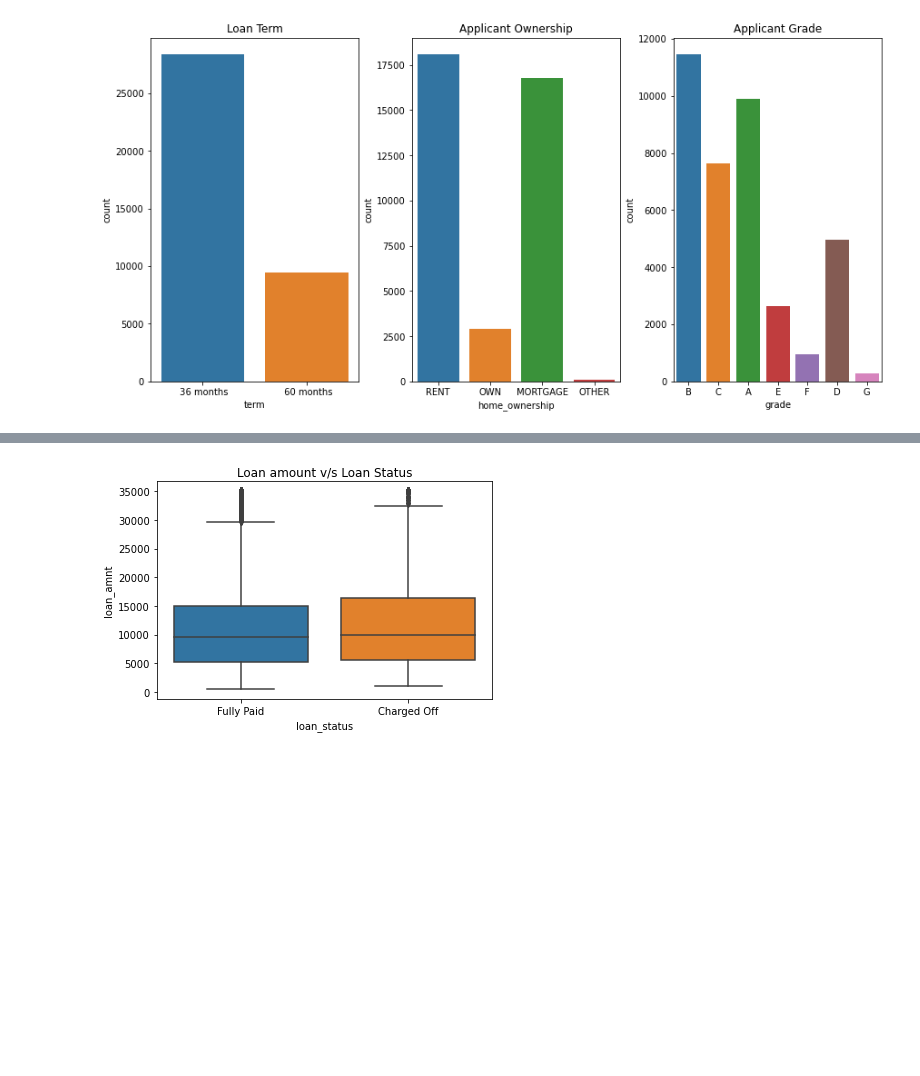
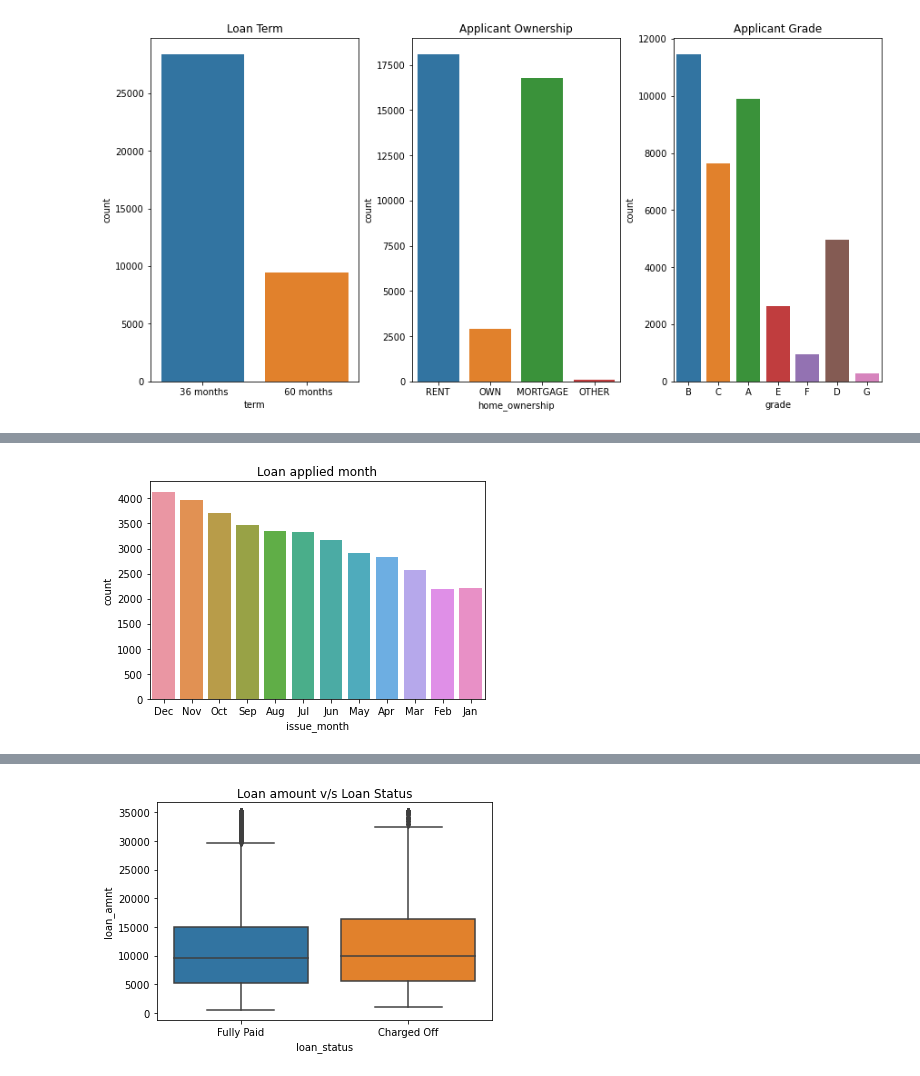
Before and after one commit to Naveenkv93/LeadingLoan_Case_Study, a Jupyter notebook: Case_Study.ipynb, the cells around one changed output, grey strips where cells are left out. Saved outputs shown, nothing was run; the diff lists cells and outputs as text; code cells hidden in the pictures; blank space fills up the shorter version.

```diff
--- a/Case_Study.ipynb
+++ b/Case_Study.ipynb
@@ -305,2 +291,0 @@ plt.show()
-# %%
-loan_column_filter["loan_month"] = pd.DatetimeIndex(loan_column_filter.issue_d).month
@@ -325,0 +329,2 @@ Single column analysis provided idea about distribution of data for each columns
+# %%
+loan_column_filter["issue_month"] = loan_column_filter.issue_d.apply(lambda x : x.split("-")[0] if("-" in x) else x )
@@ -325,0 +347,6 @@ Single column analysis provided idea about distribution of data for each columns
+# %%
+sns.countplot(x=loan_column_filter.issue_month)
+plt.title("Loan applied month")
+plt.show()
+# %% [output]
+[figure, added]
```
Also changed, not shown: parts of 58 cells of this notebook.
